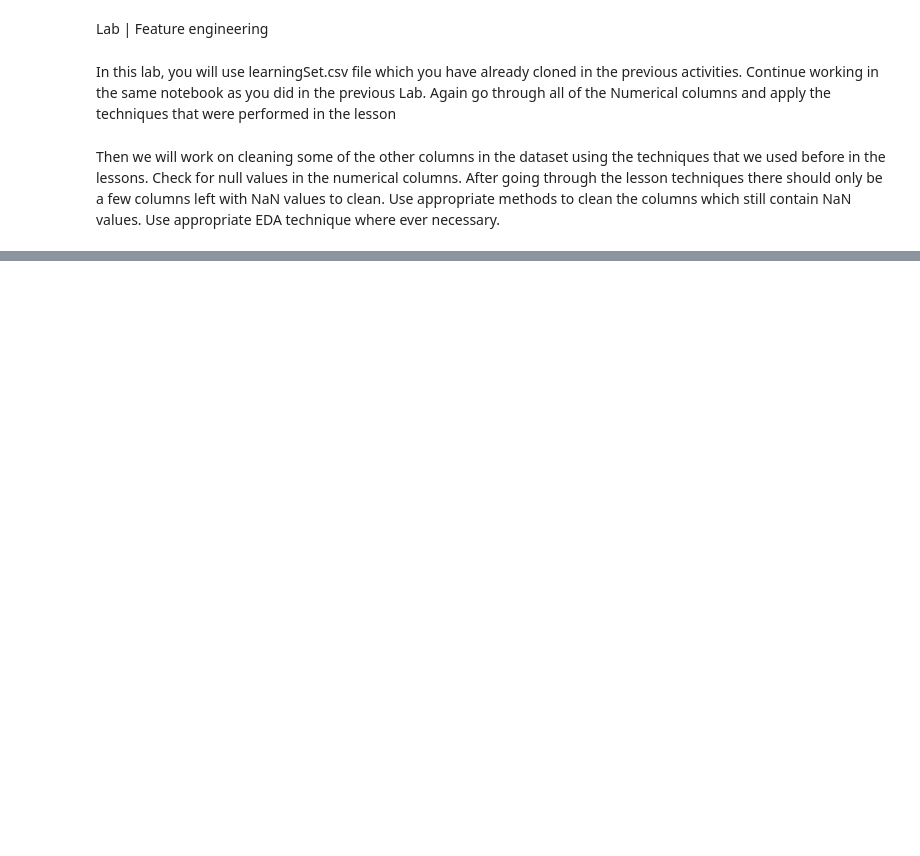
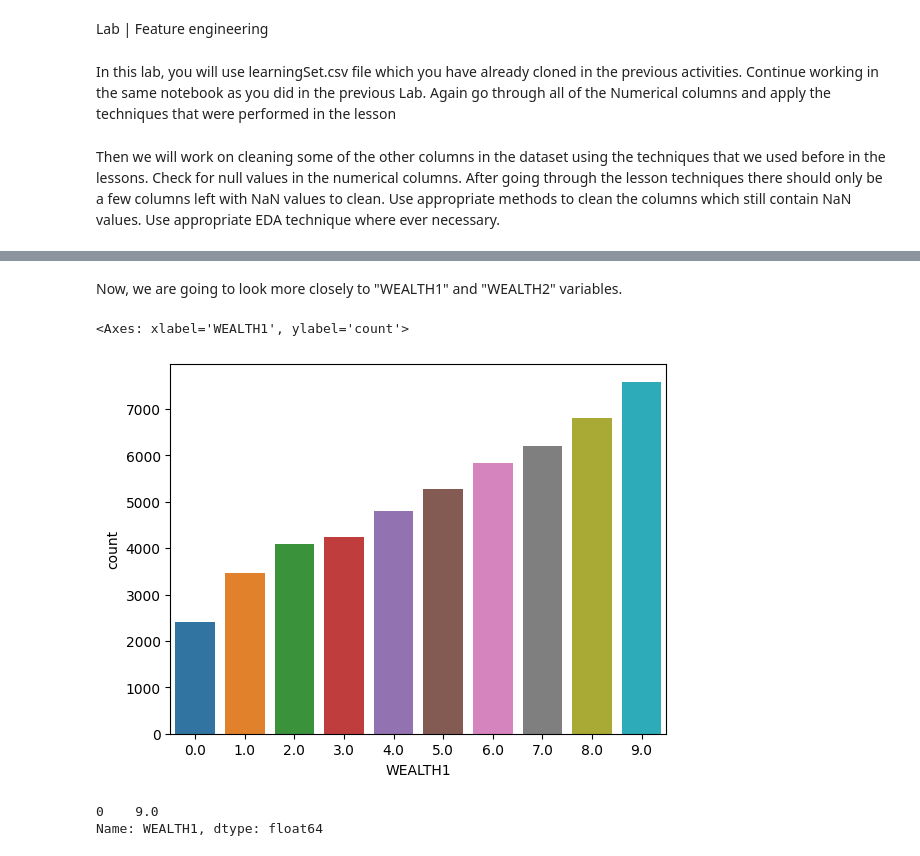
Before and after one commit to NURIAT83/lab-revisiting-machine-learning, a Jupyter notebook: Revisiting_Machine_Learning_Case_Study.ipynb, the cells around one changed output, grey strips where cells are left out. Cells and saved outputs as stored; diff of their text form; code cells hidden in the pictures; blank space fills up the shorter version.

```diff
--- a/Revisiting_Machine_Learning_Case_Study.ipynb
+++ b/Revisiting_Machine_Learning_Case_Study.ipynb
@@ -217,0 +328,2 @@ Use appropriate EDA technique where ever necessary.
+# %%
+data_num["INCOME"]=data_num["INCOME"].fillna(value=5.0)
@@ -217,0 +348,2 @@ Use appropriate EDA technique where ever necessary.
+# %%
+data_num.drop(data_num.iloc[:, 10:12], inplace=True, axis=1)
@@ -217,0 +369,2 @@ Use appropriate EDA technique where ever necessary.
+# %%
+data_num.drop(data_num.iloc[:, 11:13], inplace=True, axis=1)
@@ -217,0 +387,13 @@ Use appropriate EDA technique where ever necessary.
+# %% [markdown]
+Now, we are going to look more closely to "WEALTH1" and "WEALTH2" variables.
+# %%
+sns.countplot(x="WEALTH1",data=data_num)
+# %% [output]
+<Axes: xlabel='WEALTH1', ylabel='count'>
+[figure, added]
+# %%
+
+data_num["WEALTH1"].mode()
+# %% [output]
+0    9.0
+Name: WEALTH1, dtype: float64
```
Also changed, not shown: parts of 79 cells of this notebook.
